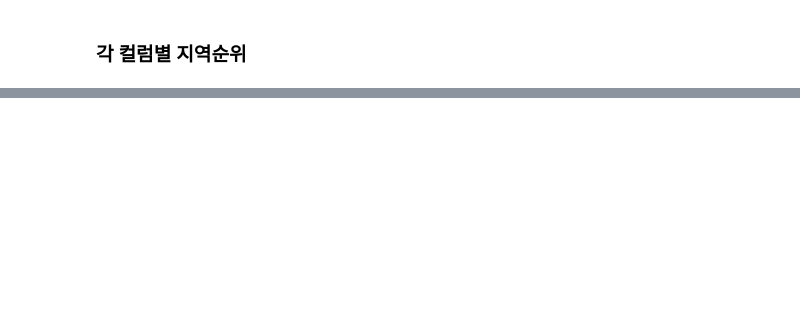
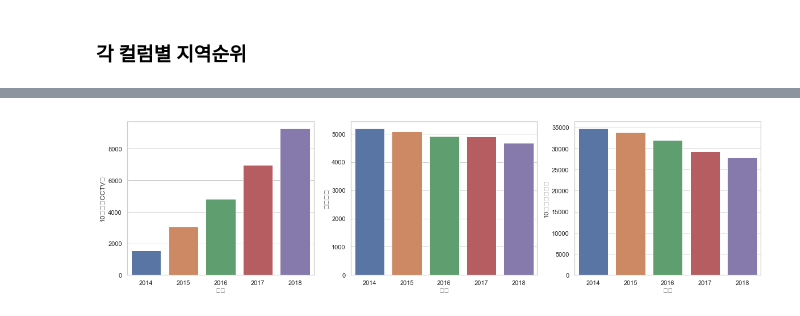
Before and after one commit to madfalc0n/Image-analysis-and-develope, a Jupyter notebook: project/main/1.Exploratory_Data_Analysis_1.ipynb, the cells around one changed output, grey strips where cells are left out. Saved outputs shown, nothing was run; the diff lists cells and outputs as text; code cells hidden in the pictures; blank space fills up the shorter version.

```diff
--- a/project/main/1.Exploratory_Data_Analysis_1.ipynb
+++ b/project/main/1.Exploratory_Data_Analysis_1.ipynb
@@ -215,0 +243,5 @@ display(seoul_crime_10man_df_2018[['지역','등록외국인']].sort_values(by=[
+# %%
+ddf = ddf.pivot_table(index=['년도'],aggfunc=np.sum)
+ddf.reset_index(level='년도', inplace=True)
+
+ddf
@@ -215,0 +255,24 @@ display(seoul_crime_10man_df_2018[['지역','등록외국인']].sort_values(by=[
+# %%
+# 10만명당 CCTV, 단란유흥, 10만명당 범죄수
+fig = plt.figure(figsize=(20,5))
+
+sns.set(style="whitegrid")
+
+ax1 = fig.add_subplot(1, 3, 1)
+ax2 = fig.add_subplot(1, 3, 2)
+ax3 = fig.add_subplot(1, 3, 3)
+
+# sns.lineplot(x="fff" ,y="10만명당CCTV수" , data=ddf['10만명당범죄수'], palette="tab10", linewidth=2 ,ax=ax1)
+# sns.lineplot(data=ddf['10만명당CCTV수'], palette="tab10", linewidth=2,ax=ax2)
+# sns.lineplot(data=ddf['단란유흥'], palette="tab10", linewidth=2,ax=ax3)
+
+sns.barplot(x=ddf['년도'] , y=ddf['10만명당CCTV수'] , ax=ax1)
+sns.barplot(x=ddf['년도'] , y=ddf['단란유흥'] , ax=ax2)
+sns.barplot(x=ddf['년도'] , y=ddf['10만명당범죄수'] , ax=ax3)
+
+
+
+plt.show()
+plt.close()
+# %% [output]
+[figure, added]
```
Also changed, not shown: parts of 11 cells of this notebook, 1 other file.
